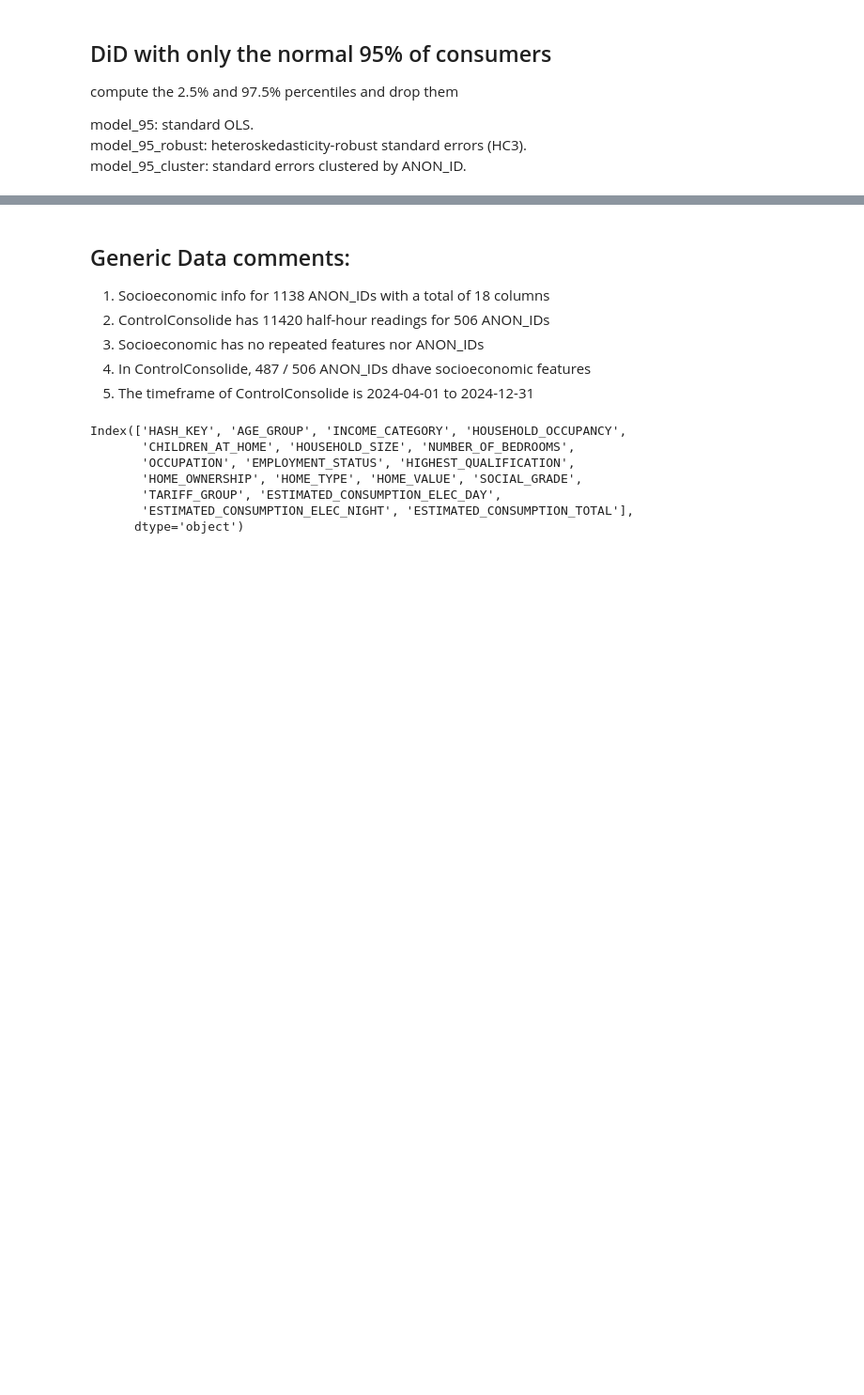
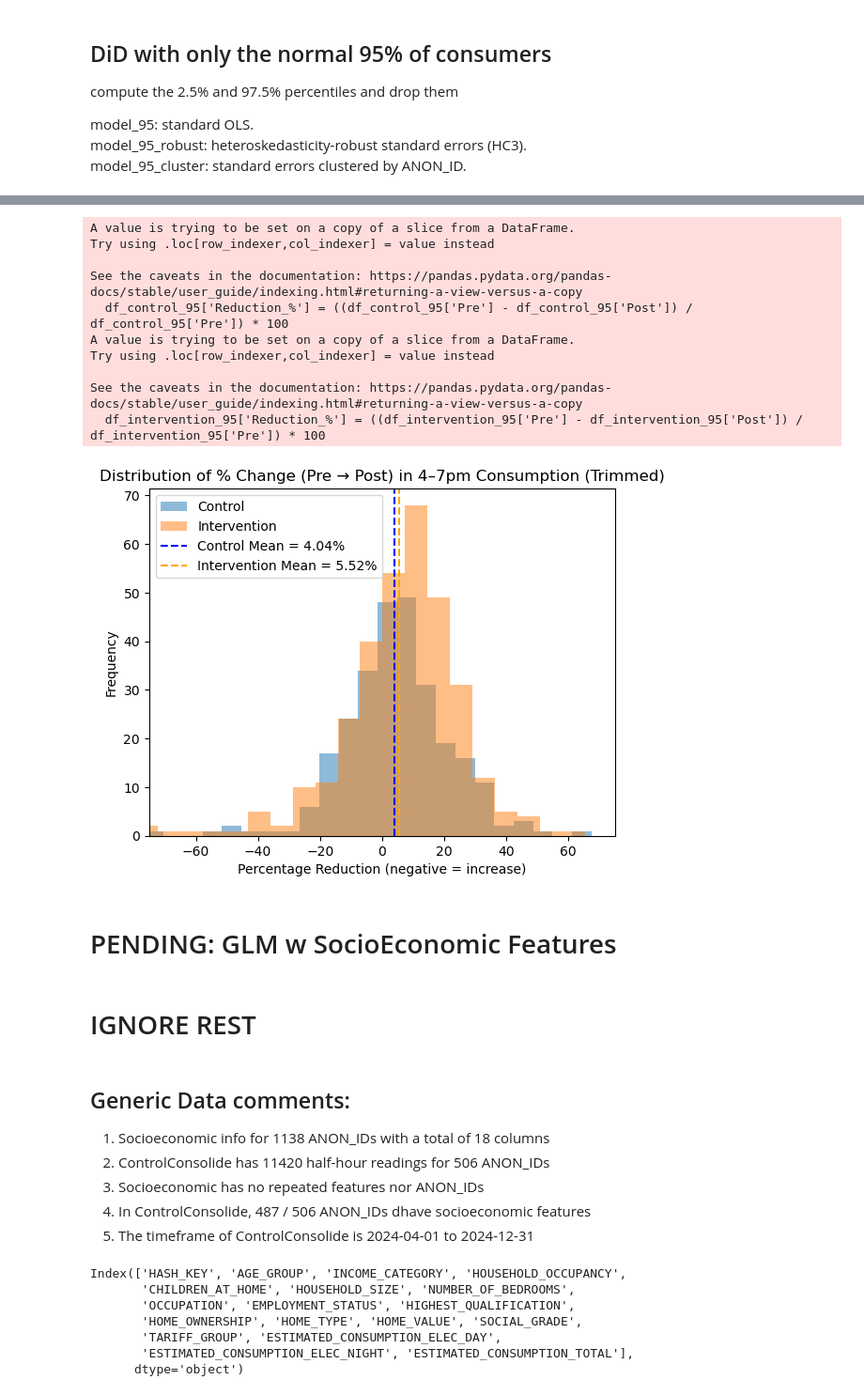
Before and after one commit to guri99uy/ST498_CAPSTONE, a Jupyter notebook: Notebooks/Flash_interventionConsolide.ipynb, the cells around one changed output, grey strips where cells are left out. Shown at 94% size. Drawn from its saved outputs; the diff is of its cells as text; code cells hidden in the pictures; blank space fills up the shorter version.

```diff
--- a/Notebooks/Flash_interventionConsolide.ipynb
+++ b/Notebooks/Flash_interventionConsolide.ipynb
@@ -550,3 +617,45 @@ Notes:
+# %%
+# Create a 'Reduction_%' column in each subset
+df_control_95['Reduction_%'] = ((df_control_95['Pre'] - df_control_95['Post']) / df_control_95['Pre']) * 100
+df_intervention_95['Reduction_%'] = ((df_intervention_95['Pre'] - df_intervention_95['Post']) / df_intervention_95['Pre']) * 100
+control_mean_reduction = df_control_95['Reduction_%'].mean()
+intervention_mean_reduction = df_intervention_95['Reduction_%'].mean()
+
+plt.figure()
+
+# Overlay two histograms on the same plot
+plt.hist(df_control_95['Reduction_%'].dropna(), bins=30, alpha=0.5, label='Control')
+plt.hist(df_intervention_95['Reduction_%'].dropna(), bins=30, alpha=0.5, label='Intervention')
+
+# Means
+plt.axvline(x=control_mean_reduction, color='blue', linestyle='--',
+            label=f"Control Mean = {control_mean_reduction:.2f}%")
+plt.axvline(x=intervention_mean_reduction, color='orange', linestyle='--',
+            label=f"Intervention Mean = {intervention_mean_reduction:.2f}%")
+
+plt.title("Distribution of % Change (Pre → Post) in 4–7pm Consumption (Trimmed)")
+plt.xlabel("Percentage Reduction (negative = increase)")
+plt.ylabel("Frequency")
+plt.legend()
+plt.xlim(-75,75)
+
+plt.show()
+# %% [output]
+A value is trying to be set on a copy of a slice from a DataFrame.
+Try using .loc[row_indexer,col_indexer] = value instead
+
+See the caveats in the documentation: https://pandas.pydata.org/pandas-docs/stable/user_guide/indexing.html#returning-a-view-versus-a-copy
+  df_control_95['Reduction_%'] = ((df_control_95['Pre'] - df_control_95['Post']) / df_control_95['Pre']) * 100
+A value is trying to be set on a copy of a slice from a DataFrame.
+Try using .loc[row_indexer,col_indexer] = value instead
+
+See the caveats in the documentation: https://pandas.pydata.org/pandas-docs/stable/user_guide/indexing.html#returning-a-view-versus-a-copy
+  df_intervention_95['Reduction_%'] = ((df_intervention_95['Pre'] - df_intervention_95['Post']) / df_intervention_95['Pre']) * 100
+[figure, added]
+# %% [markdown]
+# PENDING: GLM w SocioEconomic Features
+# %% [markdown]
+# IGNORE REST
 # %%
 file_name = r"\controlePreConsolide.csv"
 csv_path = file_path + file_name
```
Also changed, not shown: parts of 3 cells of this notebook.
